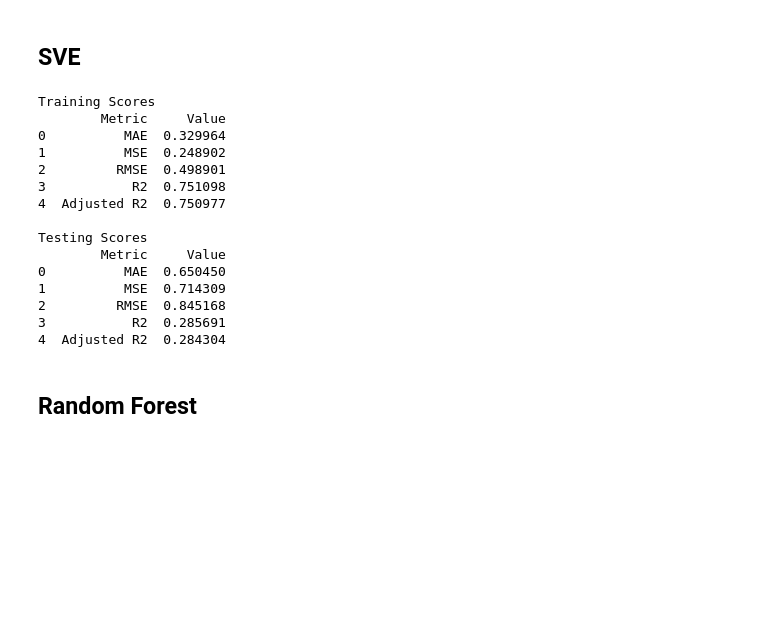
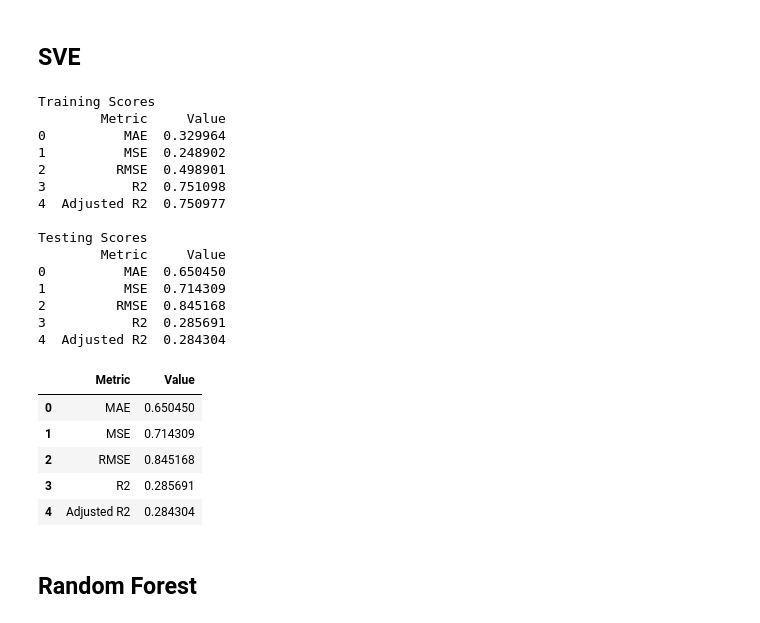
Before and after one commit to xXKeNdAmAmAsTeRXx/Machine-Learning-Tasks, a Jupyter notebook: Model_Selection_and_Regularization/Regression - California Dataset.ipynb, the cells around one changed output. Cells and saved outputs as stored; diff of their text form; code cells hidden in the pictures; blank space fills up the shorter version.

```diff
--- a/Model_Selection_and_Regularization/Regression - California Dataset.ipynb
+++ b/Model_Selection_and_Regularization/Regression - California Dataset.ipynb
@@ -113,23 +201,30 @@ Testing Scores
 # %% [markdown]
 ## SVE
 # %%
-train_and_judge(SVR(), x_train, y_train, x_test, y_test)
+model_performence["SVR"] = train_and_judge(SVR(), x_train, y_train, x_test, y_test)
+model_performence["SVR"]
 # %% [output]
 Training Scores
         Metric     Value
 0          MAE  0.329964
 1          MSE  0.248902
 2         RMSE  0.498901
 3           R2  0.751098
 4  Adjusted R2  0.750977
 
 Testing Scores
         Metric     Value
 0          MAE  0.650450
 1          MSE  0.714309
 2         RMSE  0.845168
 3           R2  0.285691
 4  Adjusted R2  0.284304
+|  | Metric | Value |
+| 0 | MAE | 0.650450 |
+| 1 | MSE | 0.714309 |
+| 2 | RMSE | 0.845168 |
+| 3 | R2 | 0.285691 |
+| 4 | Adjusted R2 | 0.284304 |
 # %% [markdown]
 ## Random Forest
 # %%
```
Also changed, not shown: parts of 9 cells of this notebook.
